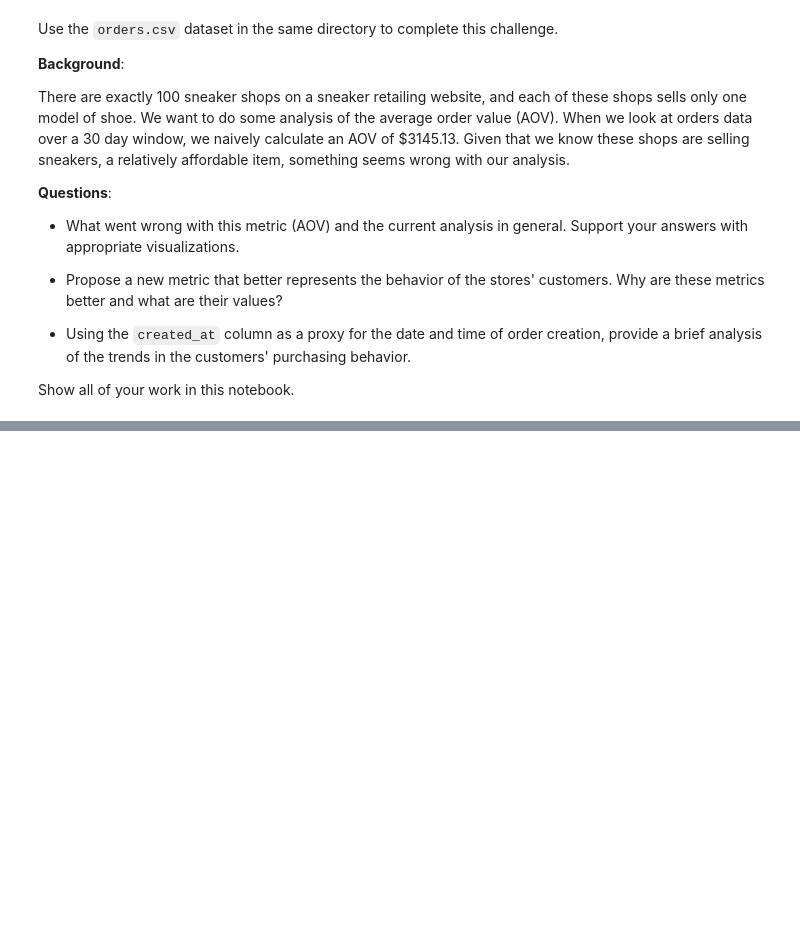
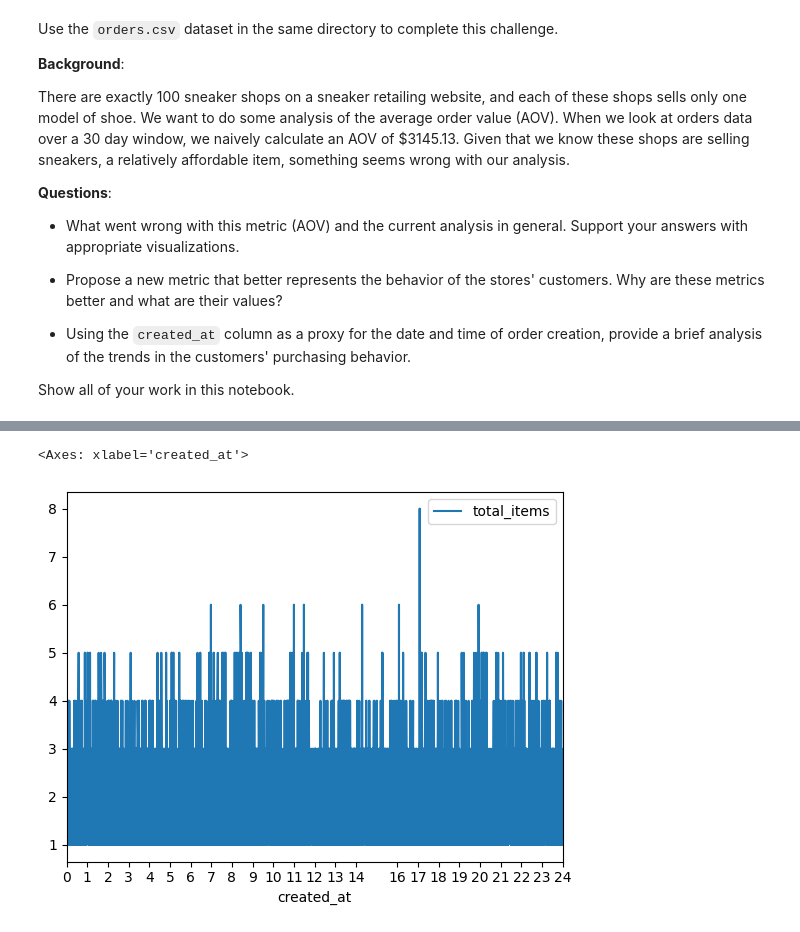
Before and after one commit to evan-geiss/evan_geiss_mdst_tutorials, a Jupyter notebook: Optional Challenges/Statistics Focus/stats_challenge.ipynb, the cells around one changed output, grey strips where cells are left out. Cells and saved outputs as stored; diff of their text form; code cells hidden in the pictures; blank space fills up the shorter version.

```diff
--- a/Optional Challenges/Statistics Focus/stats_challenge.ipynb
+++ b/Optional Challenges/Statistics Focus/stats_challenge.ipynb
@@ -54,0 +87,5 @@ Mean is not a resilient measure of center and is distorted by outliers. This mea
+# %%
+df.plot(x='created_at', y='total_items', xlim=[0,24], xticks=df.index)
+# %% [output]
+<Axes: xlabel='created_at'>
+[figure, added]
```
Also changed, not shown: parts of 12 cells of this notebook, 1 other file.
